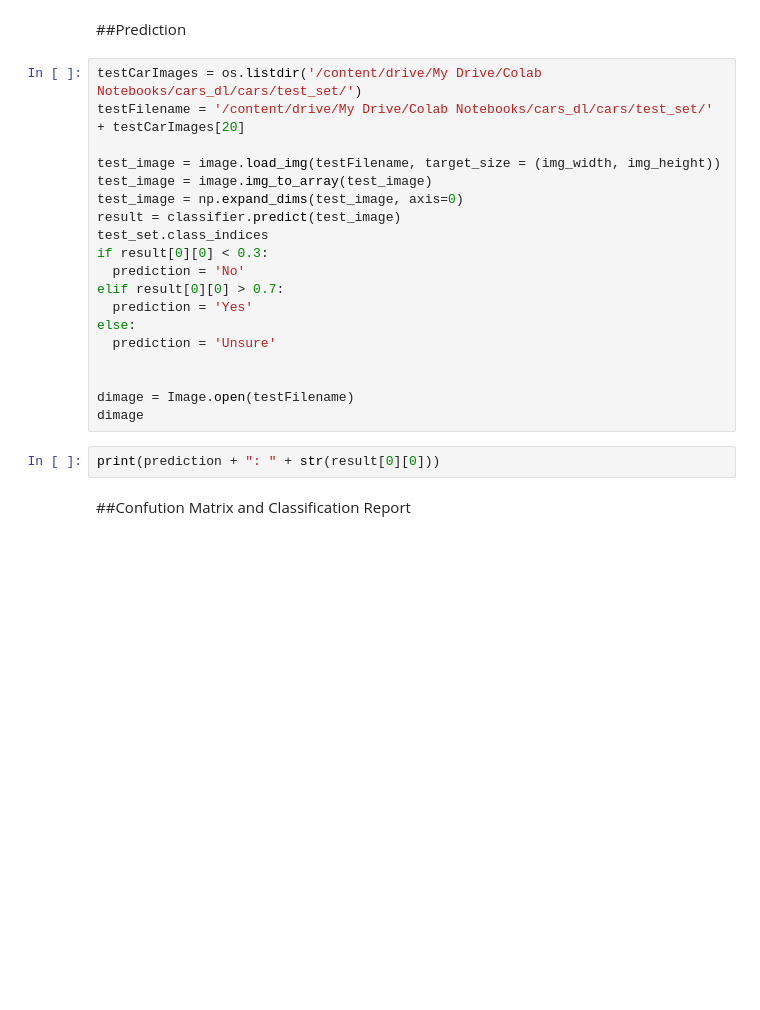
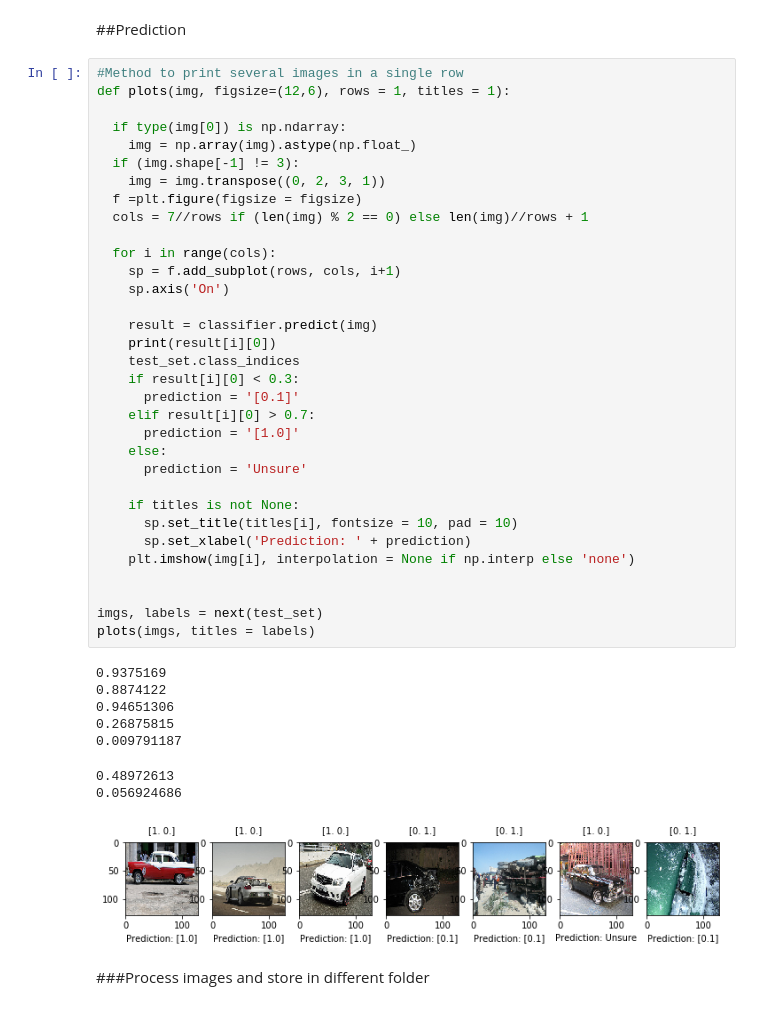
Before and after one commit to S3688570/Cars_Deep_Learning, a Jupyter notebook: CNN_Cars_train_predict_final2.ipynb, the cells around one changed output. Cells and saved outputs as stored; diff of their text form; blank space fills up the shorter version.

```diff
--- a/CNN_Cars_train_predict_final2.ipynb
+++ b/CNN_Cars_train_predict_final2.ipynb
@@ -285,25 +372,46 @@ training_set.class_indices
 # %% [markdown]
 ##Prediction
-# %%
-testCarImages = os.listdir('/content/drive/My Drive/Colab Notebooks/cars_dl/cars/test_set/')
-testFilename = '/content/drive/My Drive/Colab Notebooks/cars_dl/cars/test_set/' + testCarImages[20]
-
-test_image = image.load_img(testFilename, target_size = (img_width, img_height))
-test_image = image.img_to_array(test_image)
-test_image = np.expand_dims(test_image, axis=0)
-result = classifier.predict(test_image)
-test_set.class_indices
-if result[0][0] < 0.3:
-  prediction = 'No'
-elif result[0][0] > 0.7:
-  prediction = 'Yes'
-else:
-  prediction = 'Unsure'
-
-
-dimage = Image.open(testFilename)
-dimage
-# %%
-print(prediction + ": " + str(result[0][0]))
-# %% [markdown]
-##Confution Matrix and Classification Report
+# %%
+#Method to print several images in a single row
+def plots(img, figsize=(12,6), rows = 1, titles = 1):
+
+  if type(img[0]) is np.ndarray:
+    img = np.array(img).astype(np.float_)
+  if (img.shape[-1] != 3):
+    img = img.transpose((0, 2, 3, 1))
+  f =plt.figure(figsize = figsize)
+  cols = 7//rows if (len(img) % 2 == 0) else len(img)//rows + 1
+
+  for i in range(cols):
+    sp = f.add_subplot(rows, cols, i+1)
+    sp.axis('On')
+
+    result = classifier.predict(img)
+    print(result[i][0])
+    test_set.class_indices
+    if result[i][0] < 0.3:
+      prediction = '[0.1]'
+    elif result[i][0] > 0.7:
+      prediction = '[1.0]'
+    else:
+      prediction = 'Unsure'
+
+    if titles is not None:
+      sp.set_title(titles[i], fontsize = 10, pad = 10)
+      sp.set_xlabel('Prediction: ' + prediction)
+    plt.imshow(img[i], interpolation = None if np.interp else 'none')
+
+
+imgs, labels = next(test_set)
+plots(imgs, titles = labels)
+# %% [output]
+0.9375169
+0.8874122
+0.94651306
+0.26875815
+0.009791187
+0.48972613
+0.056924686
+[figure, added]
+# %% [markdown]
+###Process images and store in different folder
```
Also changed, not shown: parts of 31 cells of this notebook.
